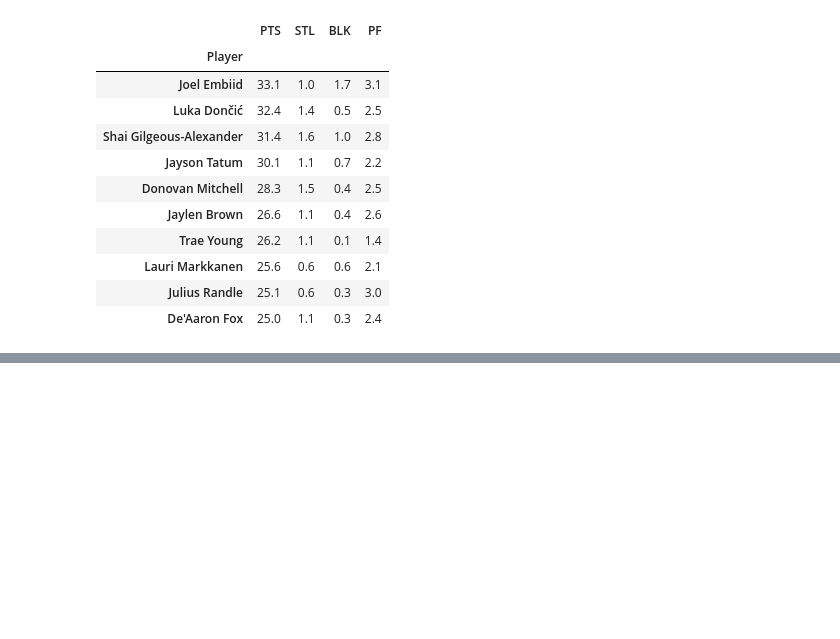
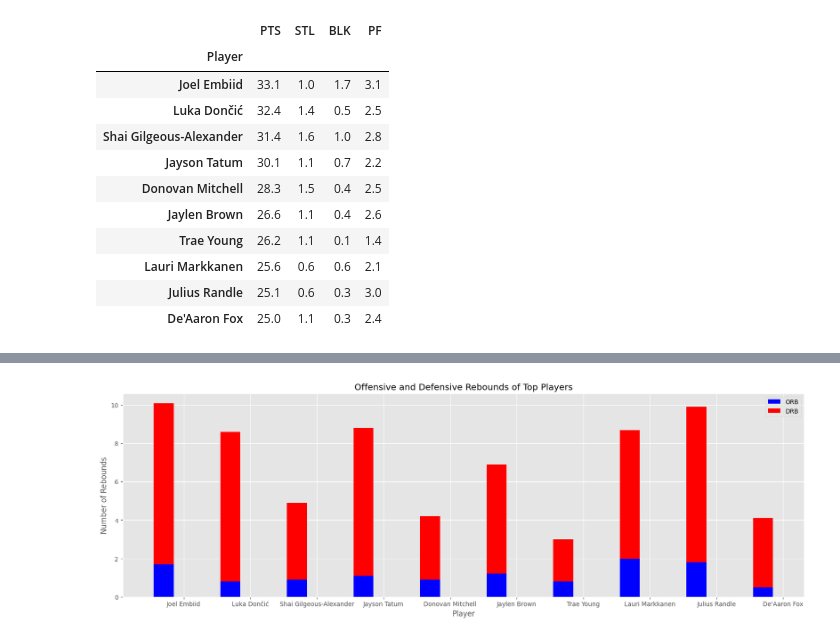
Before and after one commit to kerinraybanes/NBA_2022-2023, a Jupyter notebook: nba_regular_stats.ipynb, the cells around one changed output, grey strips where cells are left out. Cells and saved outputs as stored; diff of their text form; code cells hidden in the pictures; blank space fills up the shorter version.

```diff
--- a/nba_regular_stats.ipynb
+++ b/nba_regular_stats.ipynb
@@ -295,3 +316,21 @@ df_reg_top[points_tov_ast]
 | Lauri Markkanen | 25.6 | 1.9 | 1.9 |
 | Julius Randle | 25.1 | 4.1 | 2.8 |
 | De'Aaron Fox | 25.0 | 6.1 | 2.5 |
+# %%
+rebounds = ['ORB', 'DRB', 'TRB']
+df_reg_top[rebounds]
+
+ind = np.arange(len(df_reg_top))
+width = 0.3
+plt.figure(figsize=(20, 6))
+plt.bar(ind - width, df_reg_top['ORB'], width, label='ORB', color='blue')
+plt.bar(ind - width, df_reg_top['DRB'], width, label='DRB', color='red', bottom=df_reg_top['ORB'])
+
+plt.xlabel('Player')
+plt.ylabel('Number of Rebounds')
+plt.title('Offensive and Defensive Rebounds of Top Players')
+plt.xticks(ind, df_reg_top.index)  # Set x-axis labels
+plt.legend()
+plt.show()
+# %% [output]
+[figure, added]
```
Also changed, not shown: parts of 14 cells of this notebook, 4 other files.
